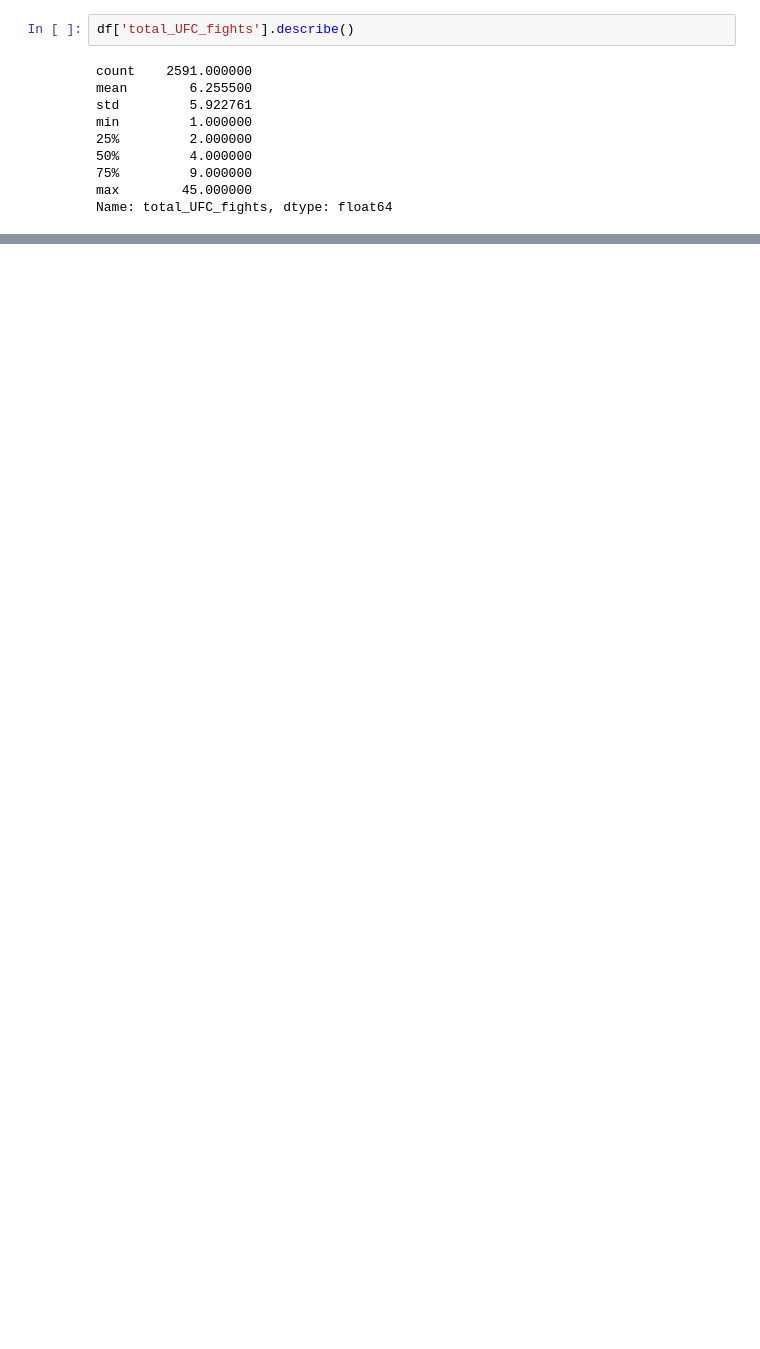
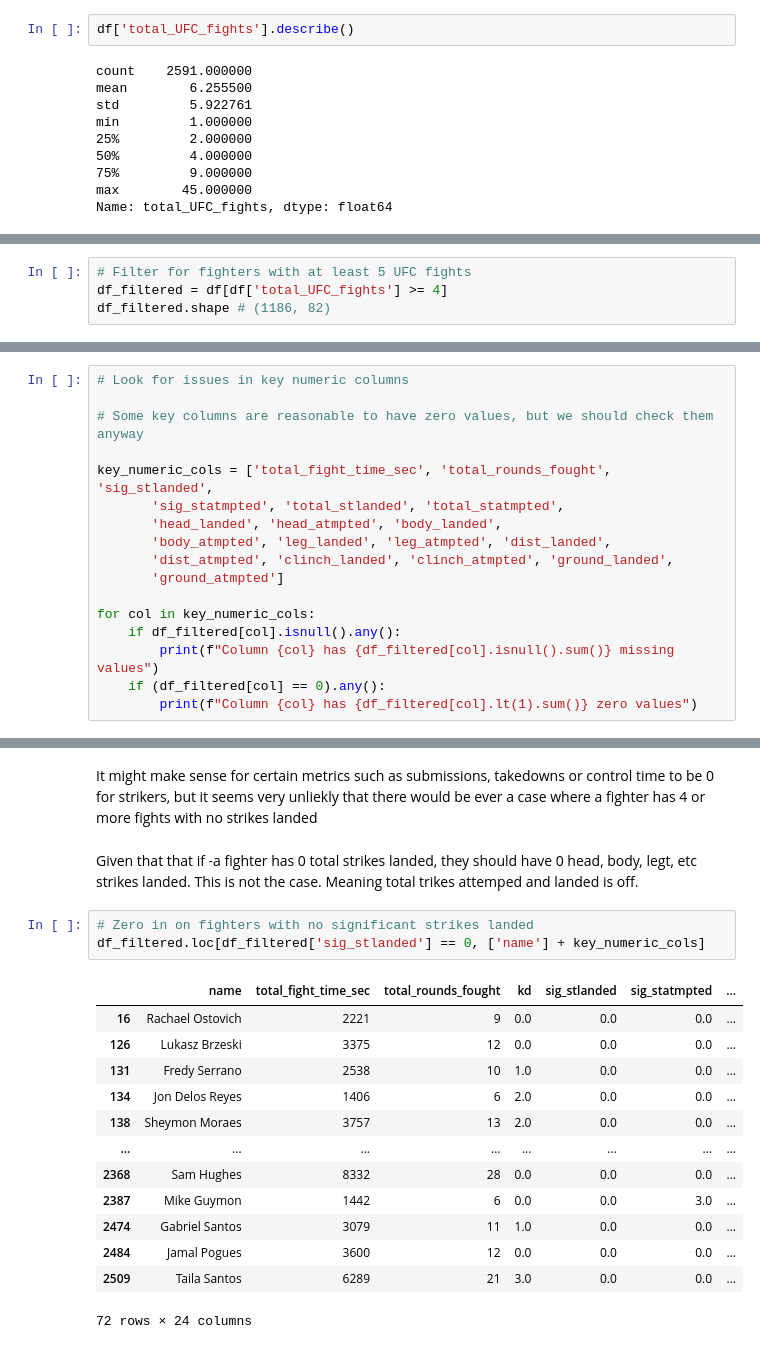
Before and after one commit to sgracia19/UFC_Fighter_Segmentation, a Jupyter notebook: notebooks/02_Data_Exploration.ipynb, the cells around one changed output, grey strips where cells are left out. Drawn from its saved outputs; the diff is of its cells as text; blank space fills up the shorter version.

```diff
--- a/notebooks/02_Data_Exploration.ipynb
+++ b/notebooks/02_Data_Exploration.ipynb
@@ -223,0 +365,4 @@ plt.show()
+# %%
+# Filter for fighters with at least 5 UFC fights
+df_filtered = df[df['total_UFC_fights'] >= 4]
+df_filtered.shape # (1186, 82)
@@ -223,0 +407,17 @@ plt.show()
+# %%
+# Look for issues in key numeric columns
+
+# Some key columns are reasonable to have zero values, but we should check them anyway
+
+key_numeric_cols = ['total_fight_time_sec', 'total_rounds_fought', 'sig_stlanded',
+       'sig_statmpted', 'total_stlanded', 'total_statmpted',
+       'head_landed', 'head_atmpted', 'body_landed',
+       'body_atmpted', 'leg_landed', 'leg_atmpted', 'dist_landed',
+       'dist_atmpted', 'clinch_landed', 'clinch_atmpted', 'ground_landed',
+       'ground_atmpted']
+
+for col in key_numeric_cols:
+    if df_filtered[col].isnull().any():
+        print(f"Column {col} has {df_filtered[col].isnull().sum()} missing values")
+    if (df_filtered[col] == 0).any():
+        print(f"Column {col} has {df_filtered[col].lt(1).sum()} zero values")
@@ -223,0 +440,21 @@ plt.show()
+# %% [markdown]
+It might make sense for certain metrics such as submissions, takedowns or control time to be 0 for strikers, but it seems very unliekly that there would be ever a case where a fighter has 4 or more fights with no strikes landed
+# %% [markdown]
+Given that that if -a fighter has 0 total strikes landed, they should have 0 head, body, legt, etc strikes landed. This is not the case. Meaning total trikes attemped and landed is off.
+# %%
+# Zero in on fighters with no significant strikes landed
+df_filtered.loc[df_filtered['sig_stlanded'] == 0, ['name'] + key_numeric_cols]
+# %% [output]
+|  | name | total_fight_time_sec | total_rounds_fought | kd | sig_stlanded | sig_statmpted | ... |
+| 16 | Rachael Ostovich | 2221 | 9 | 0.0 | 0.0 | 0.0 | ... |
+| 126 | Lukasz Brzeski | 3375 | 12 | 0.0 | 0.0 | 0.0 | ... |
+| 131 | Fredy Serrano | 2538 | 10 | 1.0 | 0.0 | 0.0 | ... |
+| 134 | Jon Delos Reyes | 1406 | 6 | 2.0 | 0.0 | 0.0 | ... |
+| 138 | Sheymon Moraes | 3757 | 13 | 2.0 | 0.0 | 0.0 | ... |
+| ... | ... | ... | ... | ... | ... | ... | ... |
+| 2368 | Sam Hughes | 8332 | 28 | 0.0 | 0.0 | 0.0 | ... |
+| 2387 | Mike Guymon | 1442 | 6 | 0.0 | 0.0 | 3.0 | ... |
+| 2474 | Gabriel Santos | 3079 | 11 | 1.0 | 0.0 | 0.0 | ... |
+| 2484 | Jamal Pogues | 3600 | 12 | 0.0 | 0.0 | 0.0 | ... |
+| 2509 | Taila Santos | 6289 | 21 | 3.0 | 0.0 | 0.0 | ... |
+72 rows × 24 columns
```
Also changed, not shown: parts of 26 cells of this notebook, 2 other files.
